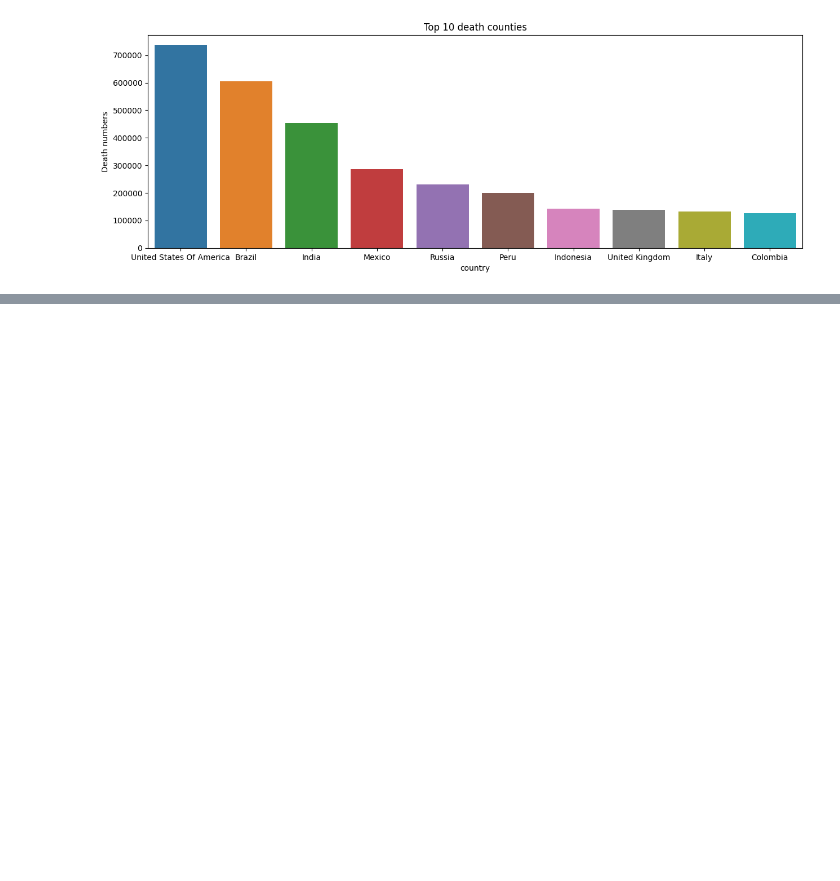
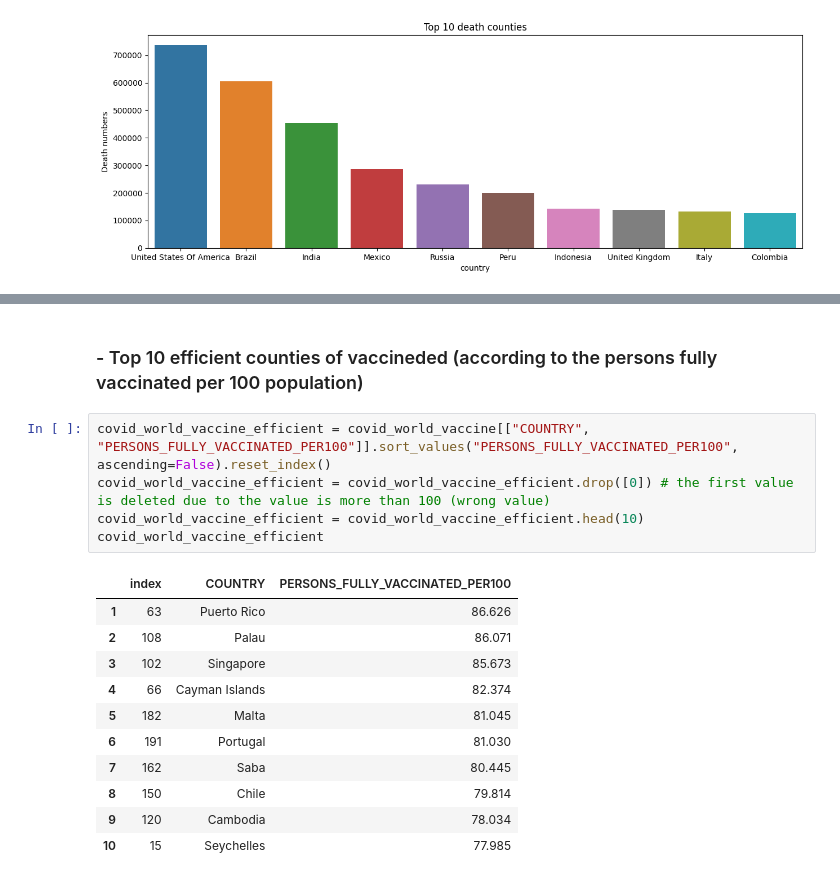
Before and after one commit to cooperhankun/DataBehandling-KunHan, a Jupyter notebook: Labs/lab-ECDC.ipynb, the cells around one changed output, grey strips where cells are left out. Saved outputs shown, nothing was run; the diff lists cells and outputs as text; blank space fills up the shorter version.

```diff
--- a/Labs/lab-ECDC.ipynb
+++ b/Labs/lab-ECDC.ipynb
@@ -61,0 +111,19 @@ sns.barplot(data=covid_country_death_top10, x=covid_country_death_top10["country
+# %% [markdown]
+### - Top 10 efficient counties of vaccineded (according to the persons fully vaccinated per 100 population)
+# %%
+covid_world_vaccine_efficient = covid_world_vaccine[["COUNTRY", "PERSONS_FULLY_VACCINATED_PER100"]].sort_values("PERSONS_FULLY_VACCINATED_PER100", ascending=False).reset_index()
+covid_world_vaccine_efficient = covid_world_vaccine_efficient.drop([0]) # the first value is deleted due to the value is more than 100 (wrong value)
+covid_world_vaccine_efficient = covid_world_vaccine_efficient.head(10)
+covid_world_vaccine_efficient
+# %% [output]
+|  | index | COUNTRY | PERSONS_FULLY_VACCINATED_PER100 |
+| 1 | 63 | Puerto Rico | 86.626 |
+| 2 | 108 | Palau | 86.071 |
+| 3 | 102 | Singapore | 85.673 |
+| 4 | 66 | Cayman Islands | 82.374 |
+| 5 | 182 | Malta | 81.045 |
+| 6 | 191 | Portugal | 81.030 |
+| 7 | 162 | Saba | 80.445 |
+| 8 | 150 | Chile | 79.814 |
+| 9 | 120 | Cambodia | 78.034 |
+| 10 | 15 | Seychelles | 77.985 |
```
Also changed, not shown: parts of 15 cells of this notebook, 3 other files.
